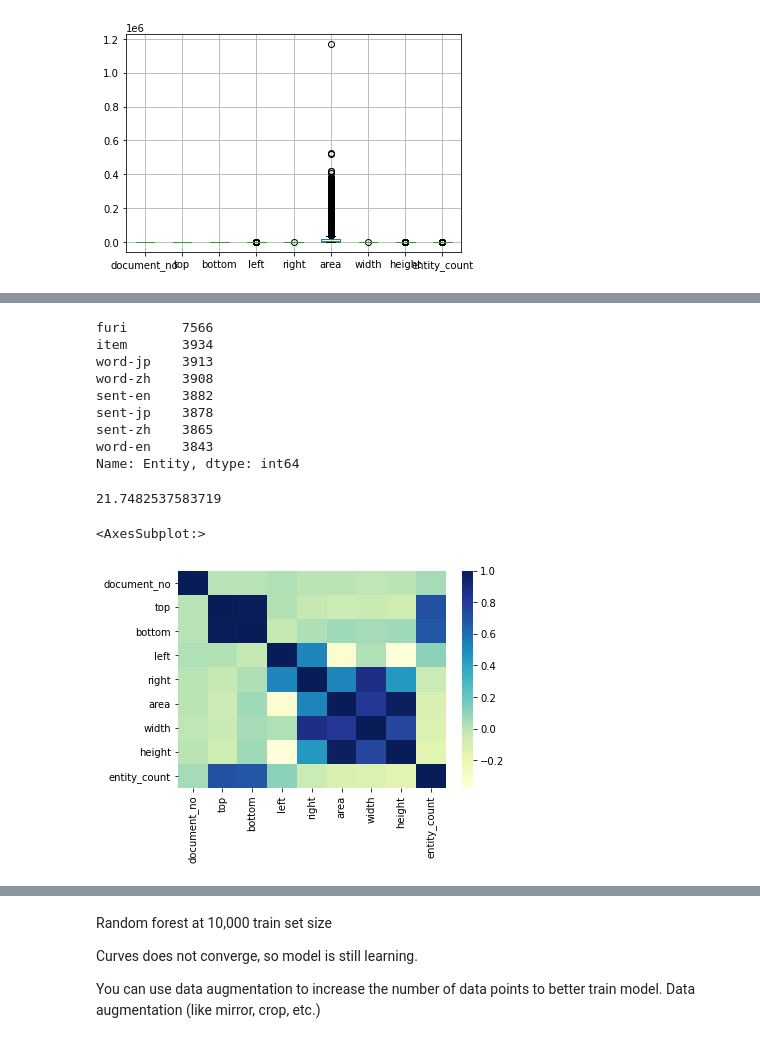
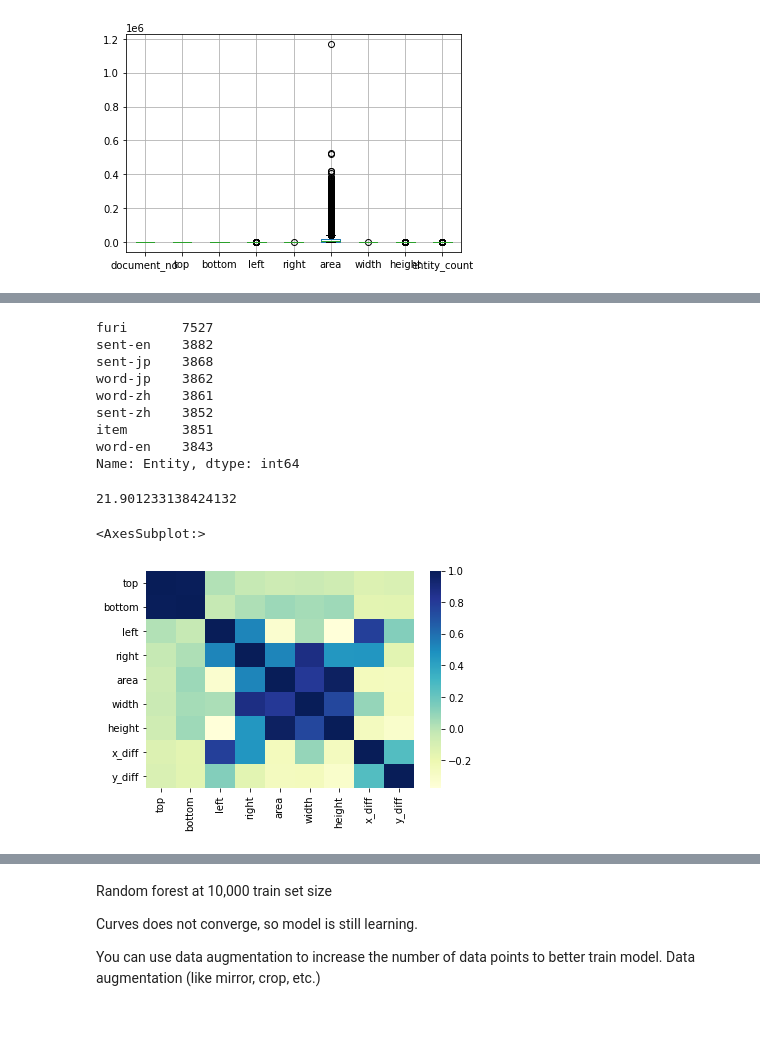
Before and after one commit to zapjanice/textbook_project, a Jupyter notebook: notebooks/Janice_data_exp.ipynb, the cells around one changed output, grey strips where cells are left out. Drawn from its saved outputs; the diff is of its cells as text; code cells hidden in the pictures.

Commit message:
Added new feature. Model performance about 98%

```diff
--- a/notebooks/Janice_data_exp.ipynb
+++ b/notebooks/Janice_data_exp.ipynb
@@ -183,0 +195,5 @@ draw_bounding_boxes(img_61, doc_61.annotations)
+# %%
+merge_df = df.merge(item_df, how='left', on=(['document_no', 'entity_count']))
+merge_df['y_diff'] = pd.Series.abs(merge_df['top_item'] - merge_df['top'])
+merge_df['x_diff'] = pd.Series.abs(merge_df['left_item'] - merge_df['left'])
+merge_df.head()
@@ -183,0 +207,3 @@ draw_bounding_boxes(img_61, doc_61.annotations)
+# %%
+featured_df = merge_df[['Entity', 'top', 'bottom', 'left', 'right', 'area', 'width', 'height', 'x_diff', 'y_diff']]
+featured_df
@@ -183,0 +238,3 @@ draw_bounding_boxes(img_61, doc_61.annotations)
+# %%
+featured_df['x_diff'].fillna(0, inplace = True)
+featured_df['y_diff'].fillna(0, inplace = True)
@@ -188,10 +252,10 @@ from sklearn.preprocessing import StandardScaler
 mmscaler = MinMaxScaler()
 ssscaler = StandardScaler()
 
-cols = ['top', 'bottom', 'left', 'right', 'area', 'width', 'height']
+cols = ['top', 'bottom', 'left', 'right', 'area', 'width', 'height', 'x_diff', 'y_diff']
 
 # df[cols] = mmscaler.fit_transform(df[cols])
-df[cols] = ssscaler.fit_transform(df[cols])
+featured_df[cols] = ssscaler.fit_transform(featured_df[cols])
 
-df.head()
+featured_df.head()
 # %% [output]
@@ -204,32 +278,32 @@ df.head()
 # %%
-df.Entity.value_counts()
+featured_df.Entity.value_counts()
 # %% [output]
-furi       7566
-item       3934
-word-jp    3913
-word-zh    3908
+furi       7527
 sent-en    3882
-sent-jp    3878
-sent-zh    3865
+sent-jp    3868
+word-jp    3862
+word-zh    3861
+sent-zh    3852
+item       3851
 word-en    3843
 Name: Entity, dtype: int64
 # %%
-baseline_model = 7566/len(df.Entity)*100
+baseline_model = 7566/len(featured_df.Entity)*100
 baseline_model
 # %% [output]
-21.7482537583719
+21.901233138424132
 # %%
 import seaborn as sns
 
 # Heatmap
-corr = df.corr()
+corr = featured_df.corr()
 sns.heatmap(corr,
         xticklabels=corr.columns,
         yticklabels=corr.columns,
         cmap= "YlGnBu")
 # %% [output]
 <AxesSubplot:>
-[figure, old version]
+[figure, new version]
 # %%
 corr_df = corr.unstack().reset_index() # Unstack correlation matrix
 corr_df.columns = ['feature_1','feature_2', 'correlation'] # rename columns
```
Also changed, not shown: parts of 25 cells of this notebook.
